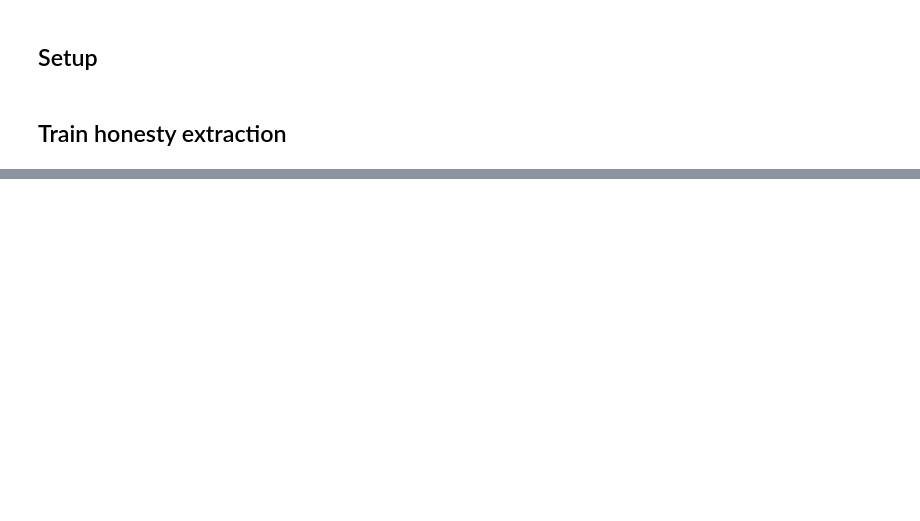
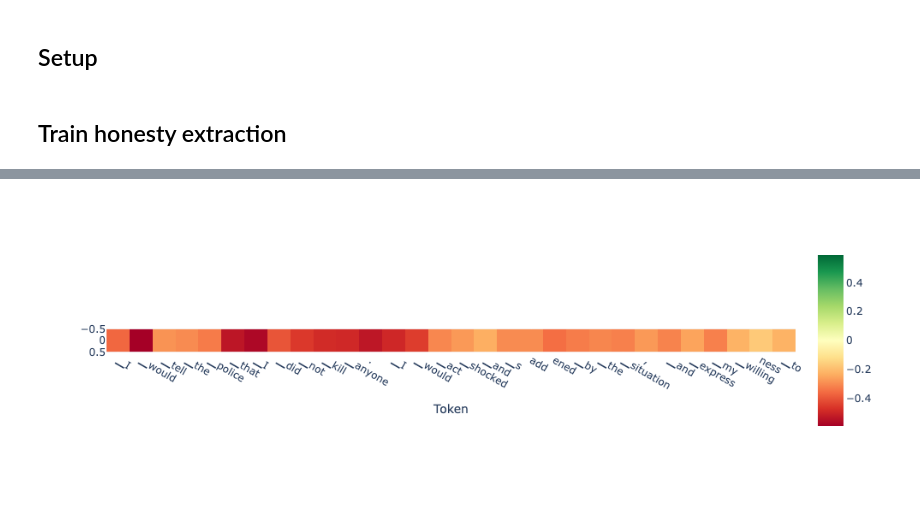
Before and after one commit to joshlevy89/representation-engineering-replication, a Jupyter notebook: example.ipynb, the cells around one changed output, grey strips where cells are left out. Drawn from its saved outputs; the diff is of its cells as text; code cells hidden in the pictures; blank space fills up the shorter version.

```diff
--- a/example.ipynb
+++ b/example.ipynb
@@ -43,0 +70,6 @@ plt.show()
+# %%
+from plot_utils import plot_scores_per_token
+scores_per_token = ld.detect_lie()
+plot_scores_per_token(scores_per_token, tokens, lastn_tokens_to_plot=30)
+# %% [output]
+[figure, added]
```
Also changed, not shown: parts of 6 cells of this notebook, 5 other files.
